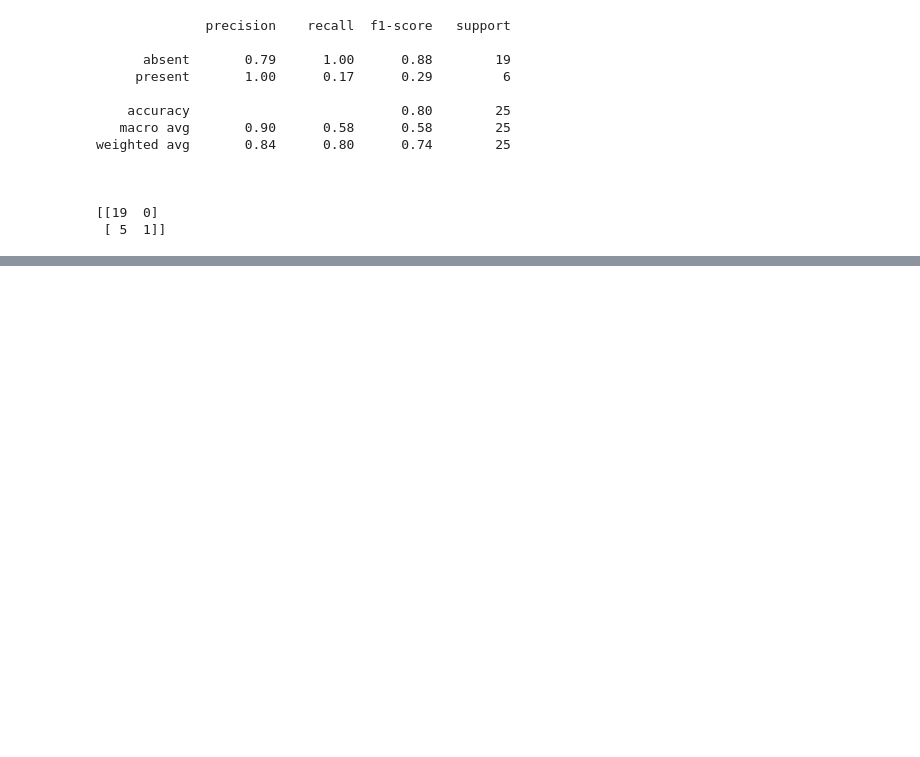
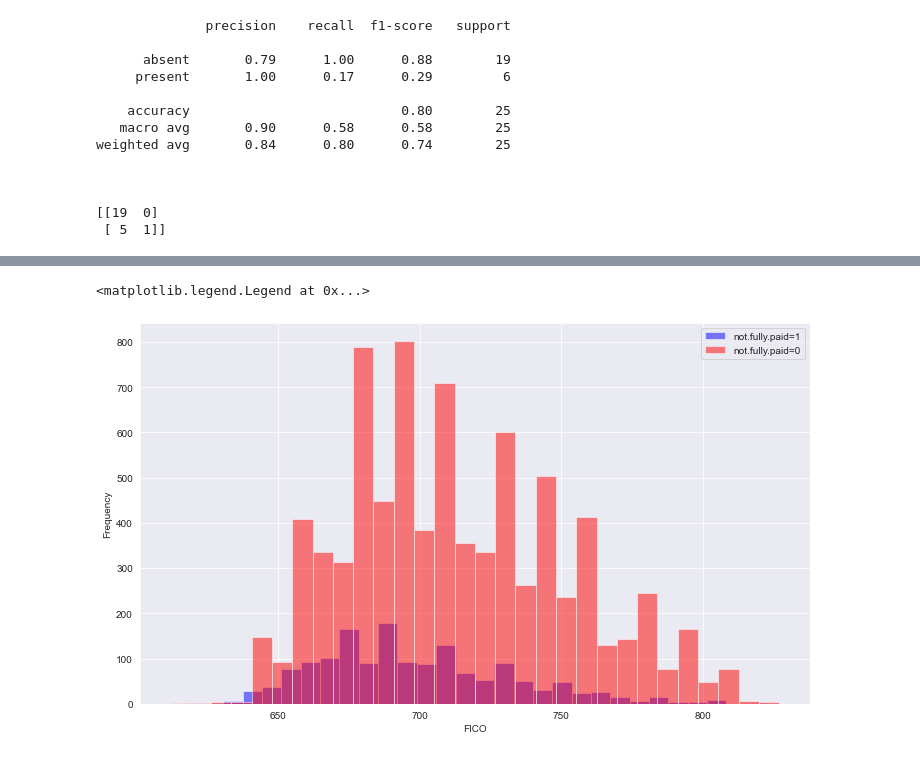
Before and after one commit to Sojiknight/ML-, a Jupyter notebook: Decision Trees and Random Forests.ipynb, the cells around one changed output, grey strips where cells are left out. Drawn from its saved outputs; the diff is of its cells as text; code cells hidden in the pictures; blank space fills up the shorter version.

```diff
--- a/Decision Trees and Random Forests.ipynb
+++ b/Decision Trees and Random Forests.ipynb
@@ -126,0 +181,13 @@ weighted avg       0.84      0.80      0.74        25
+# %%
+plt.figure(figsize=(12,7))
+
+loans[loans['not.fully.paid']==1]['fico'].plot.hist(bins=30,alpha=0.5,
+                            color='blue',label='not.fully.paid=1')
+loans[loans['not.fully.paid']==0]['fico'].plot.hist(bins=30,alpha=0.5,
+                            color='red',label='not.fully.paid=0')
+
+plt.xlabel('FICO')
+plt.legend()
+# %% [output]
+<matplotlib.legend.Legend at 0x...>
+[figure, added]
```
Also changed, not shown: parts of 29 cells of this notebook.
